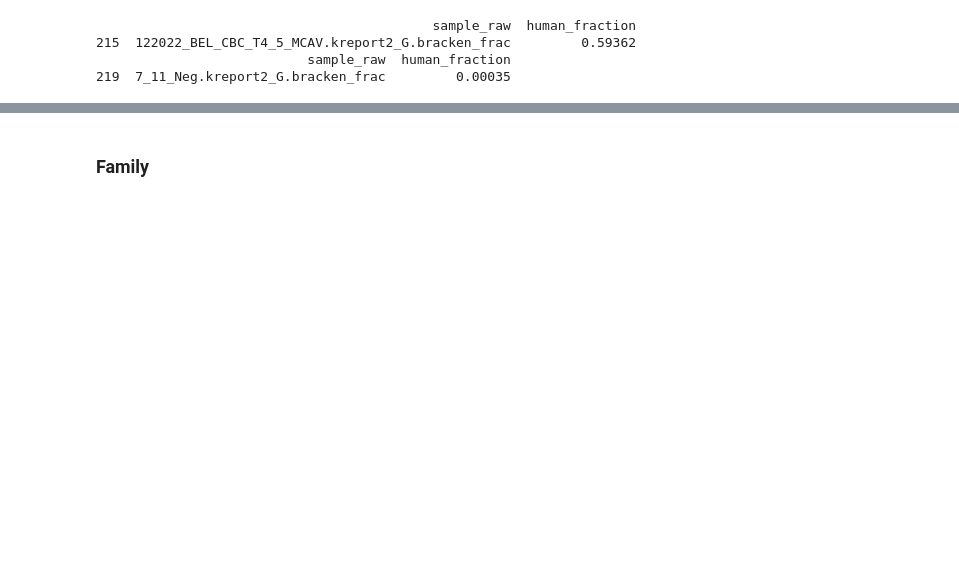
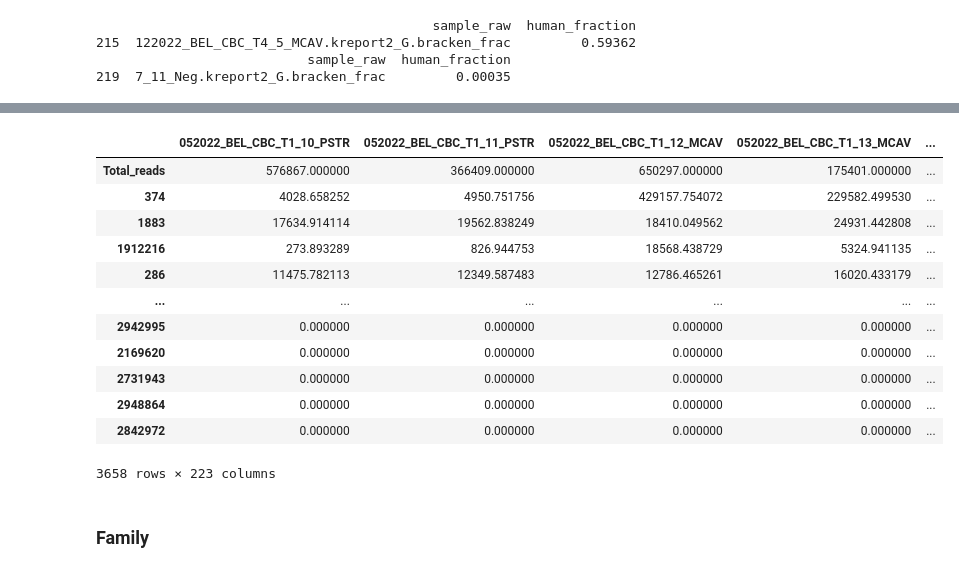
Before and after one commit to brookewicz/CBC_metagenomics, a Jupyter notebook: all_sctld/2.1OTUtable.ipynb, the cells around one changed output, grey strips where cells are left out. Saved outputs shown, nothing was run; the diff lists cells and outputs as text; code cells hidden in the pictures; blank space fills up the shorter version.

```diff
--- a/all_sctld/2.1OTUtable.ipynb
+++ b/all_sctld/2.1OTUtable.ipynb
@@ -414,0 +473,21 @@ otu_table_species.to_csv(f"otu_table_{LEVEL}.csv")
+# %%
+# Normalize: divide reads by total reads and multiply by 1 million
+normalized_otu = (normalized_otus / normalized_otus.loc['Total_reads'] * 1E6)
+# replace total reads row again
+normalized_otu.loc['Total_reads',:]=normalized_otus.loc['Total_reads',:]
+normalized_otu["Sum"]=normalized_otu.sum(axis=1)
+normalized_otu.sort_values(by="Sum", ascending=False)
+# %% [output]
+|  | 052022_BEL_CBC_T1_10_PSTR | 052022_BEL_CBC_T1_11_PSTR | 052022_BEL_CBC_T1_12_MCAV | 052022_BEL_CBC_T1_13_MCAV | ... |
+| Total_reads | 576867.000000 | 366409.000000 | 650297.000000 | 175401.000000 | ... |
+| 374 | 4028.658252 | 4950.751756 | 429157.754072 | 229582.499530 | ... |
+| 1883 | 17634.914114 | 19562.838249 | 18410.049562 | 24931.442808 | ... |
+| 1912216 | 273.893289 | 826.944753 | 18568.438729 | 5324.941135 | ... |
+| 286 | 11475.782113 | 12349.587483 | 12786.465261 | 16020.433179 | ... |
+| ... | ... | ... | ... | ... | ... |
+| 2942995 | 0.000000 | 0.000000 | 0.000000 | 0.000000 | ... |
+| 2169620 | 0.000000 | 0.000000 | 0.000000 | 0.000000 | ... |
+| 2731943 | 0.000000 | 0.000000 | 0.000000 | 0.000000 | ... |
+| 2948864 | 0.000000 | 0.000000 | 0.000000 | 0.000000 | ... |
+| 2842972 | 0.000000 | 0.000000 | 0.000000 | 0.000000 | ... |
+3658 rows × 223 columns
```
Also changed, not shown: parts of 17 cells of this notebook, 1 other file.
